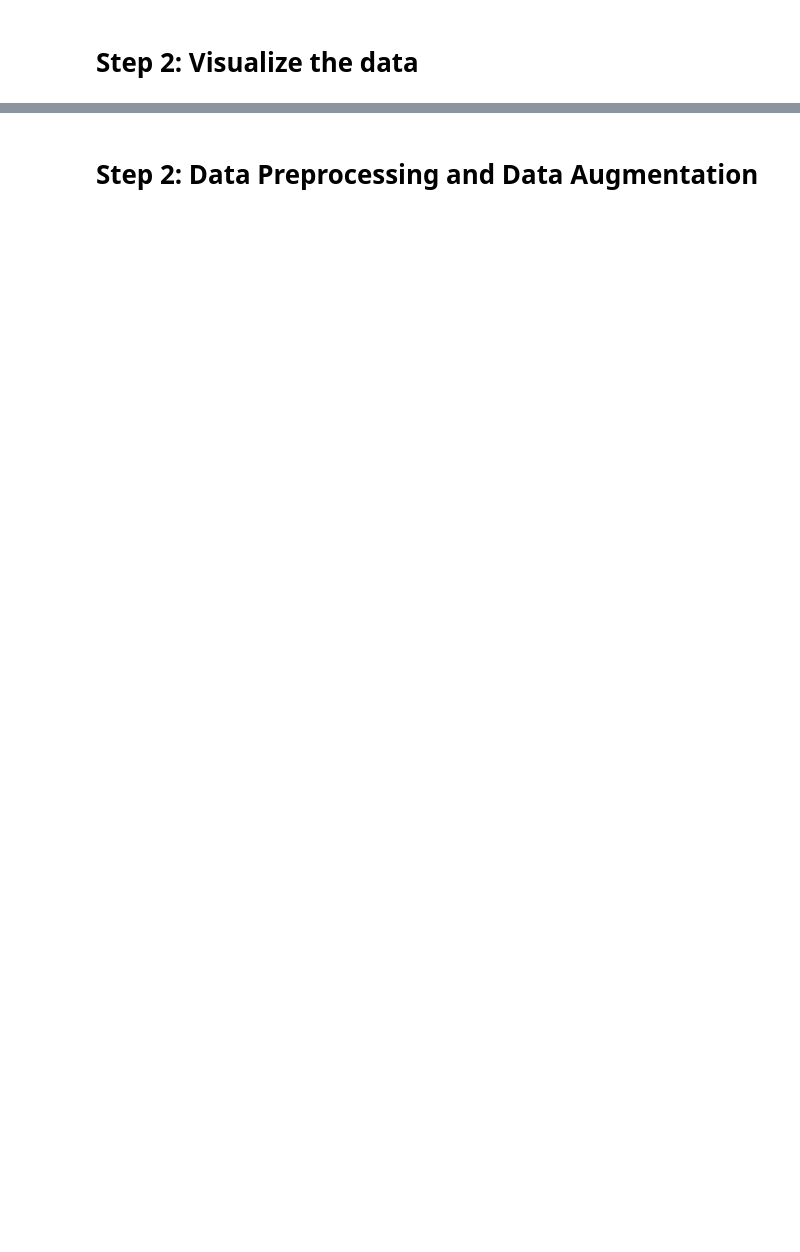
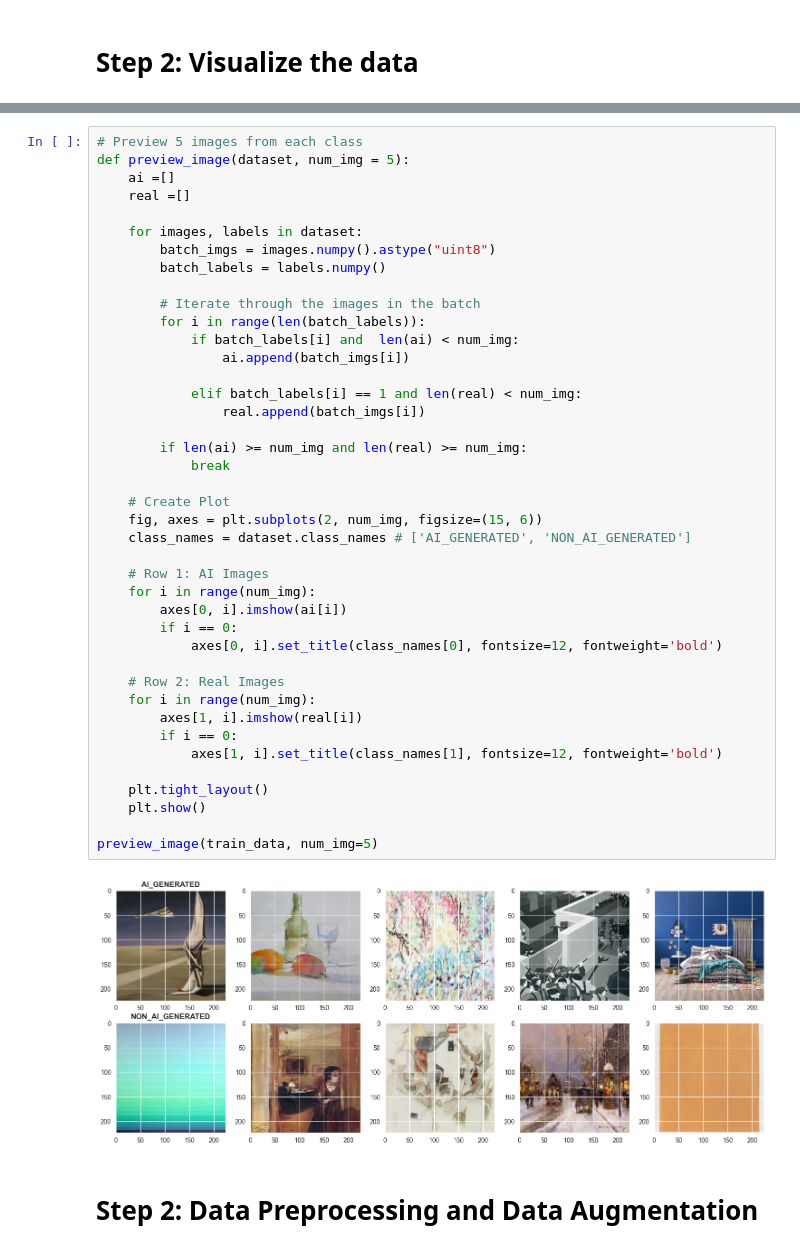
Before and after one commit to GeorgeBonilla-1/AI-Art-Detection, a Jupyter notebook: main.ipynb, the cells around one changed output, grey strips where cells are left out. Cells and saved outputs as stored; diff of their text form; blank space fills up the shorter version.

```diff
--- a/main.ipynb
+++ b/main.ipynb
@@ -224,2 +141,45 @@ preview_images(train_paths, train_labels, num_images=5)
+# %%
+# Preview 5 images from each class
+def preview_image(dataset, num_img = 5):
+    ai =[]
+    real =[]
+
+    for images, labels in dataset:
+        batch_imgs = images.numpy().astype("uint8")
+        batch_labels = labels.numpy()
+
+        # Iterate through the images in the batch
+        for i in range(len(batch_labels)):
+            if batch_labels[i] and  len(ai) < num_img:
+                ai.append(batch_imgs[i])
+
+            elif batch_labels[i] == 1 and len(real) < num_img:
+                real.append(batch_imgs[i])
+
+        if len(ai) >= num_img and len(real) >= num_img:
+            break
+
+    # Create Plot
+    fig, axes = plt.subplots(2, num_img, figsize=(15, 6))
+    class_names = dataset.class_names # ['AI_GENERATED', 'NON_AI_GENERATED']
+
+    # Row 1: AI Images
+    for i in range(num_img):
+        axes[0, i].imshow(ai[i])
+        if i == 0:
+            axes[0, i].set_title(class_names[0], fontsize=12, fontweight='bold')
+
+    # Row 2: Real Images
+    for i in range(num_img):
+        axes[1, i].imshow(real[i])
+        if i == 0:
+            axes[1, i].set_title(class_names[1], fontsize=12, fontweight='bold')
+
+    plt.tight_layout()
+    plt.show()
+
+preview_image(train_data, num_img=5)
+# %% [output]
+[figure, added]
 # %% [markdown]
 # Step 2: Data Preprocessing and Data Augmentation
```
Also changed, not shown: parts of 18 cells of this notebook.
